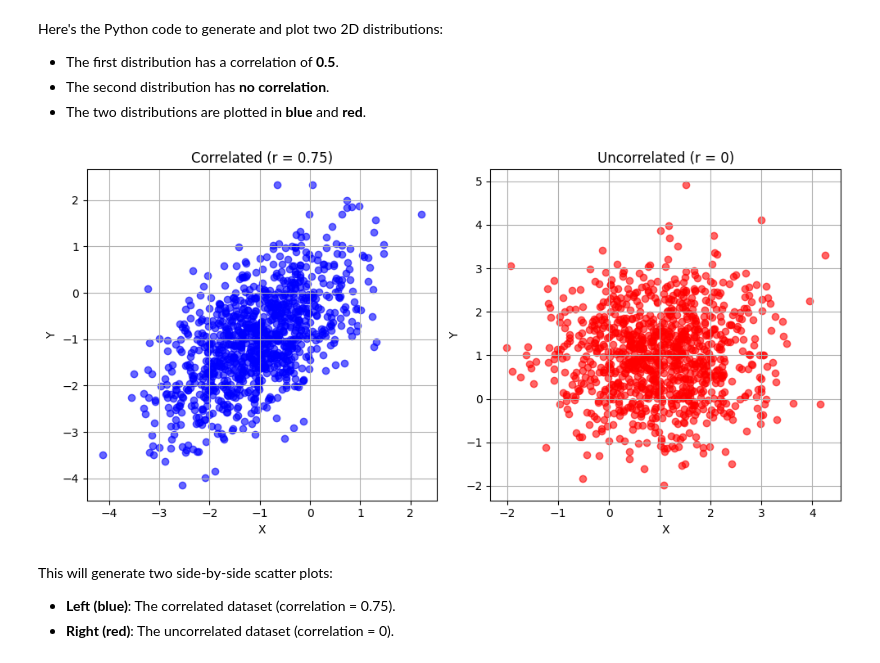
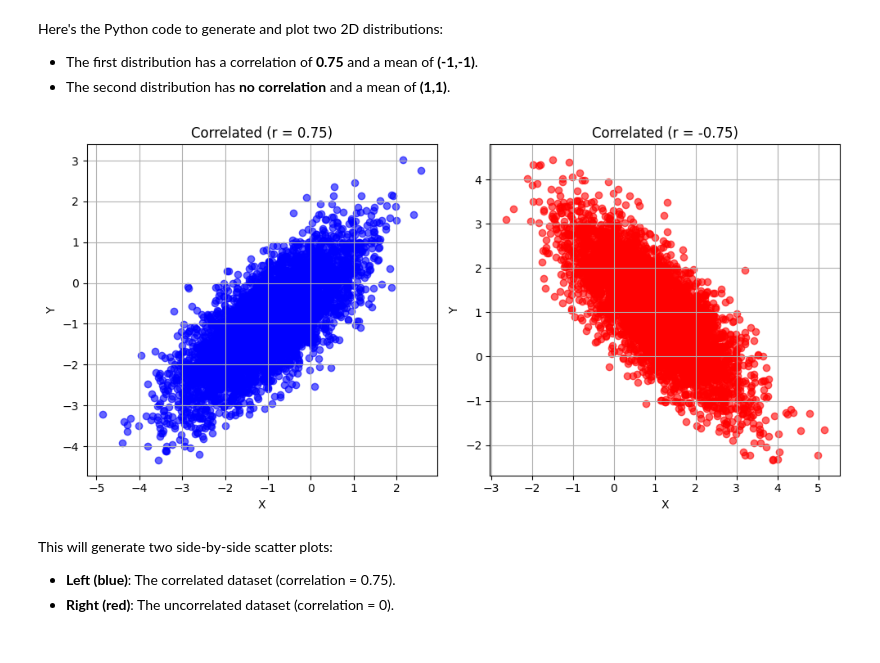
Before and after one commit to WelfLowe/Anomaly-Detector, a Jupyter notebook: Variants_of_Simple_classification.ipynb, the cells around one changed output. Cells and saved outputs as stored; diff of their text form; code cells hidden in the pictures.

Commit message:
Fixed a bug in distribution generation

```diff
--- a/Variants_of_Simple_classification.ipynb
+++ b/Variants_of_Simple_classification.ipynb
@@ -7,47 +8,47 @@ import pandas as pd
 # %% [markdown]
 Here's the Python code to generate and plot two 2D distributions:
 
-- The first distribution has a correlation of **0.5**.
-- The second distribution has **no correlation**.
-- The two distributions are plotted in **blue** and **red**.
+- The first distribution has a correlation of **0.75** and a mean of **(-1,-1)**.
+- The second distribution has **no correlation** and a mean of **(1,1)**.
 # %%
 # Set random seed for reproducibility
 np.random.seed(42)
-N = 1000
-r = 0.75
+N = 5000
+r1 = 0.75
+r2 = -0.75
 # Generate correlated data (correlation = 0.5)
 mean = [-1, -1]
-cov_correlated = [[1, r], [0.5, 1]]  # Covariance matrix with correlation 0.5
+cov_correlated = [[1, r1], [r1, 1]]  # Covariance matrix with correlation 0.75
 data_correlated = np.random.multivariate_normal(mean, cov_correlated, N)
 
 # Generate uncorrelated data (correlation = 0)
 mean = [1, 1]
-cov_uncorrelated = [[1, 0], [0, 1]]  # Covariance matrix with no correlation
+cov_uncorrelated = [[1, r2], [r2, 1]]  # Covariance matrix with no correlation
 data_uncorrelated = np.random.multivariate_normal(mean, cov_uncorrelated, N)
 
 # Plot the data
 plt.figure(figsize=(10, 5))
 
 # Plot correlated data
 plt.subplot(1, 2, 1)
 plt.scatter(data_correlated[:, 0], data_correlated[:, 1], color='blue', alpha=0.6)
-plt.title(f"Correlated (r = {r})")
+plt.title(f"Correlated (r = {r1})")
 plt.xlabel("X")
 plt.ylabel("Y")
 plt.grid(True)
 
 # Plot uncorrelated data
 plt.subplot(1, 2, 2)
 plt.scatter(data_uncorrelated[:, 0], data_uncorrelated[:, 1], color='red', alpha=0.6)
-plt.title("Uncorrelated (r = 0)")
+plt.title(f"Correlated (r = {r2})")
 plt.xlabel("X")
 plt.ylabel("Y")
 plt.grid(True)
 
 plt.tight_layout()
 plt.show()
 # %% [output]
-[figure, old version]
+[figure, new version]
 # %% [markdown]
 This will generate two side-by-side scatter plots:
 - **Left (blue)**: The correlated dataset (correlation = 0.75).
```
Also changed, not shown: parts of 6 cells of this notebook.
